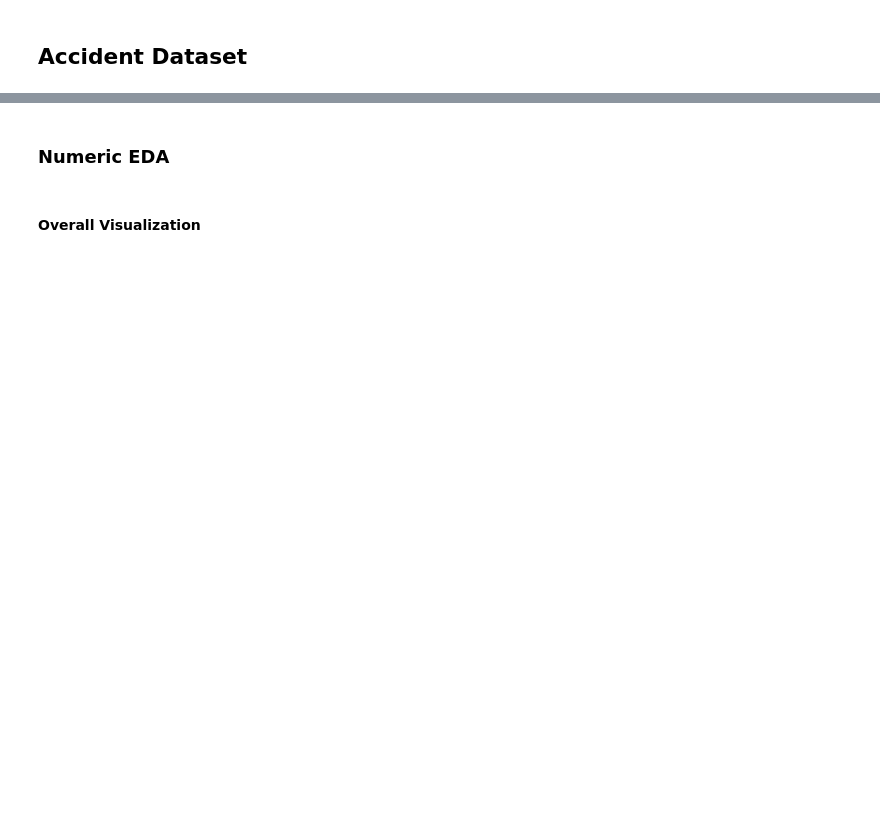
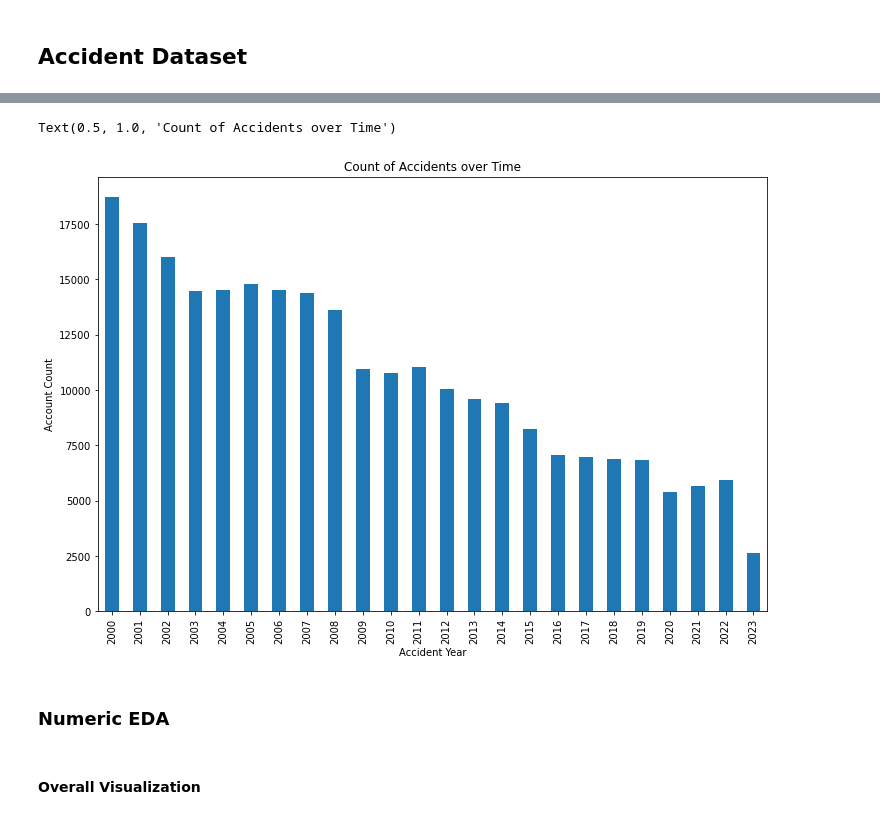
Before and after one commit to hdavis-sandiego/ADS-capstone, a Jupyter notebook: Capstone - Accidents EDA.ipynb, the cells around one changed output, grey strips where cells are left out. Saved outputs shown, nothing was run; the diff lists cells and outputs as text; code cells hidden in the pictures; blank space fills up the shorter version.

```diff
--- a/Capstone - Accidents EDA.ipynb
+++ b/Capstone - Accidents EDA.ipynb
@@ -274,3 +272,0 @@ accidents_missing
-# %%
-# Fill in missing values
-accidents  = accidents.replace('?', np.nan)
@@ -465,3 +292,19 @@ INSIGHT: Some columns have nearly all nulls. Need to see if those nulls are true
+# %%
+# convert column to datetime
+accidents['Date'] = pd.to_datetime(accidents['ACCIDENT_DT'])
+
+# create a representation of the month with strfmt
+accidents['ymaccident'] = accidents['Date'].map(lambda dt: dt.strftime('%Y-%m'))
+
+grouped_df = accidents.groupby('CAL_YR').size().to_frame("count").reset_index()
+
+grouped_df.plot(kind='bar', x='CAL_YR', y='count', legend = None, figsize=(12,8))
+plt.xlabel('Accident Year')
+plt.ylabel('Account Count')
+plt.title('Count of Accidents over Time')
+# %% [output]
+Text(0.5, 1.0, 'Count of Accidents over Time')
+[figure, added]
 # %% [markdown]
 ### Numeric EDA
 # %% [markdown]
```
Also changed, not shown: parts of 241 cells of this notebook, 1 other file.
